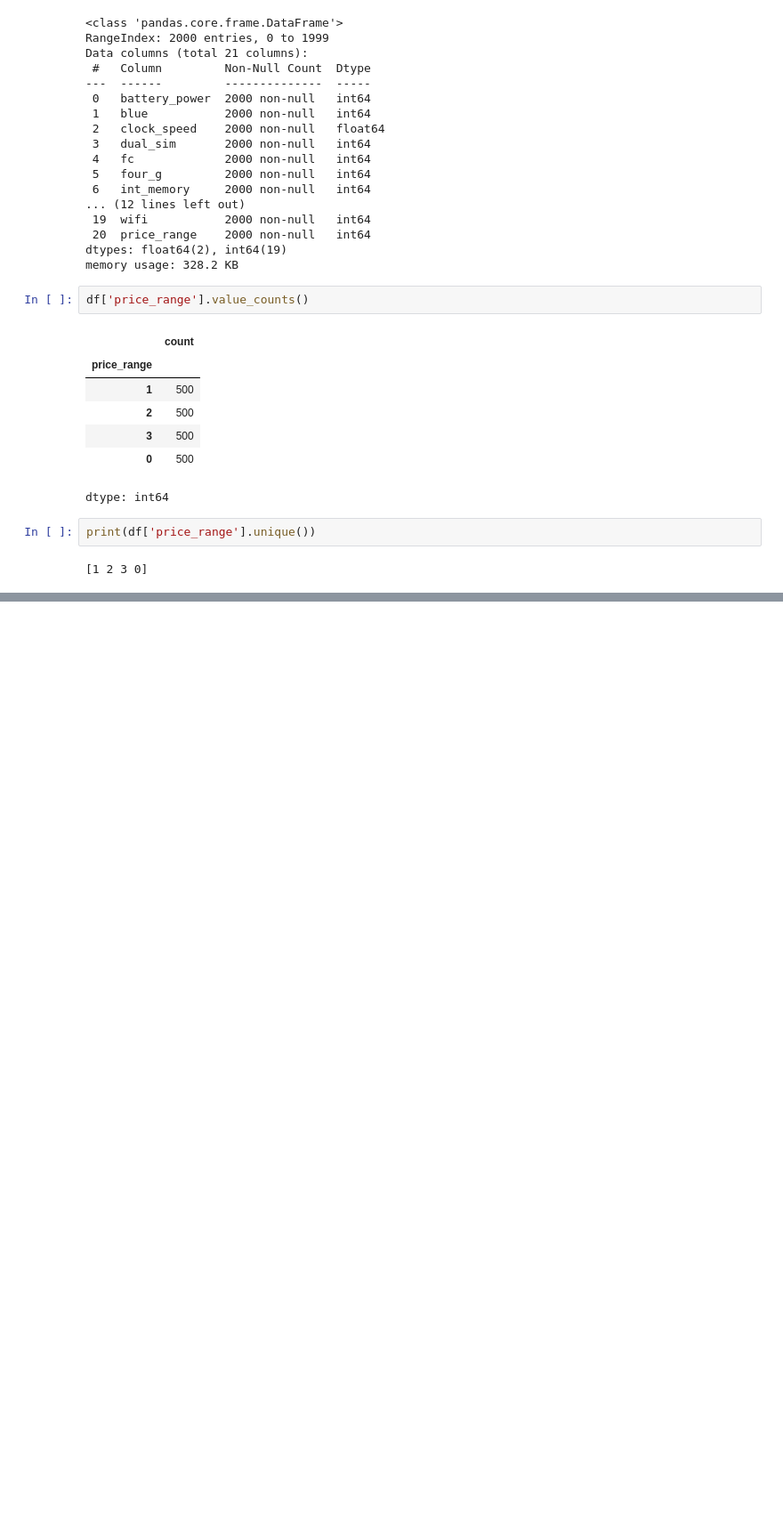
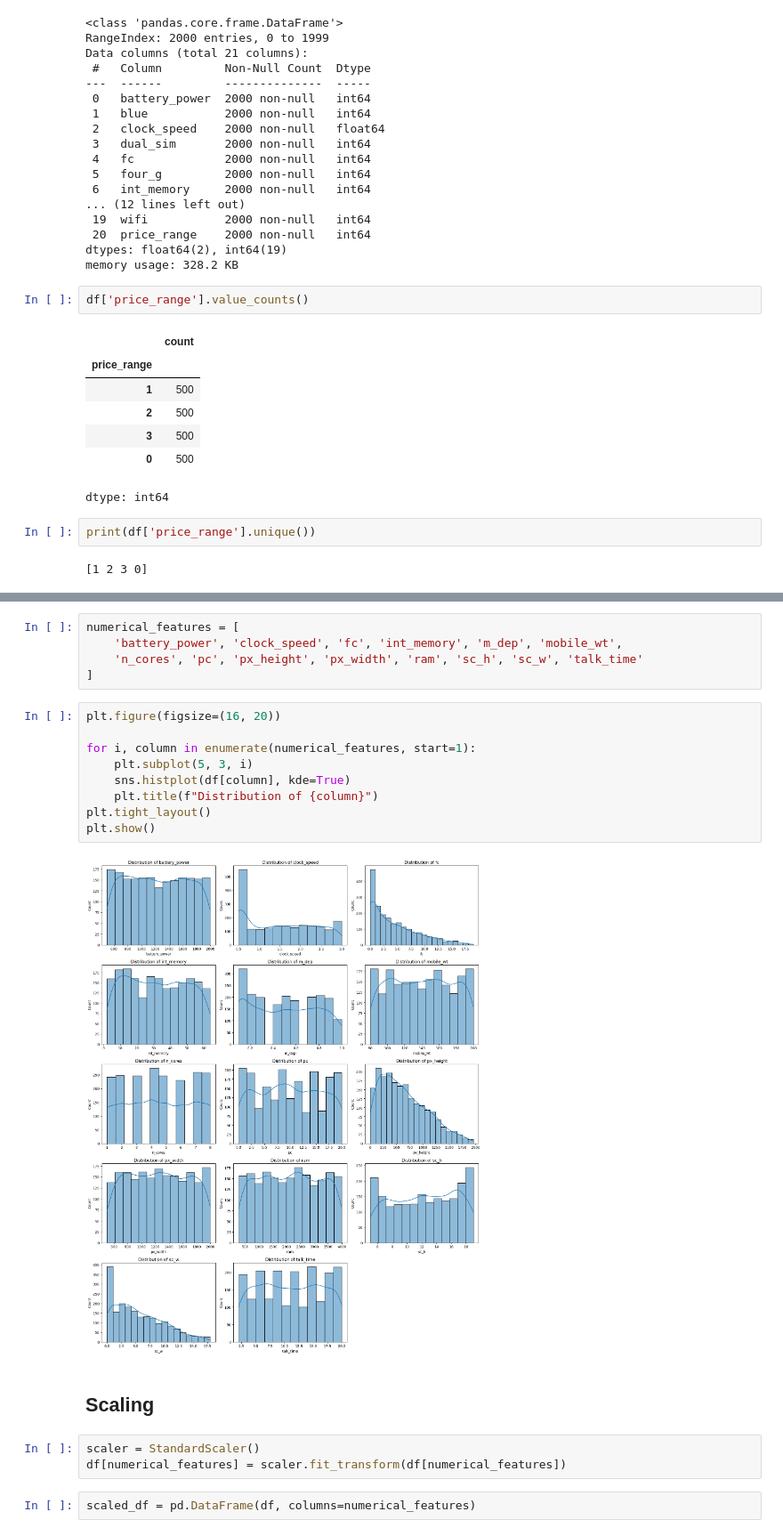
Before and after one commit to Emir515/Business-Intelligence-Assignment-2, a Jupyter notebook: BusinessIntelligence.ipynb, the cells around one changed output, grey strips where cells are left out. Shown: that part at 89% size. Drawn from its saved outputs; the diff is of its cells as text; blank space fills up the shorter version.

Commit message:
Data Pre-processing_1

```diff
--- a/BusinessIntelligence.ipynb
+++ b/BusinessIntelligence.ipynb
@@ -58,0 +85,23 @@ print(df['price_range'].unique())
+# %%
+numerical_features = [
+    'battery_power', 'clock_speed', 'fc', 'int_memory', 'm_dep', 'mobile_wt',
+    'n_cores', 'pc', 'px_height', 'px_width', 'ram', 'sc_h', 'sc_w', 'talk_time'
+]
+# %%
+plt.figure(figsize=(16, 20))
+
+for i, column in enumerate(numerical_features, start=1):
+    plt.subplot(5, 3, i)
+    sns.histplot(df[column], kde=True)
+    plt.title(f"Distribution of {column}")
+plt.tight_layout()
+plt.show()
+# %% [output]
+[figure, added]
+# %% [markdown]
+## Scaling
+# %%
+scaler = StandardScaler()
+df[numerical_features] = scaler.fit_transform(df[numerical_features])
+# %%
+scaled_df = pd.DataFrame(df, columns=numerical_features)
```
Also changed, not shown: parts of 11 cells of this notebook.
